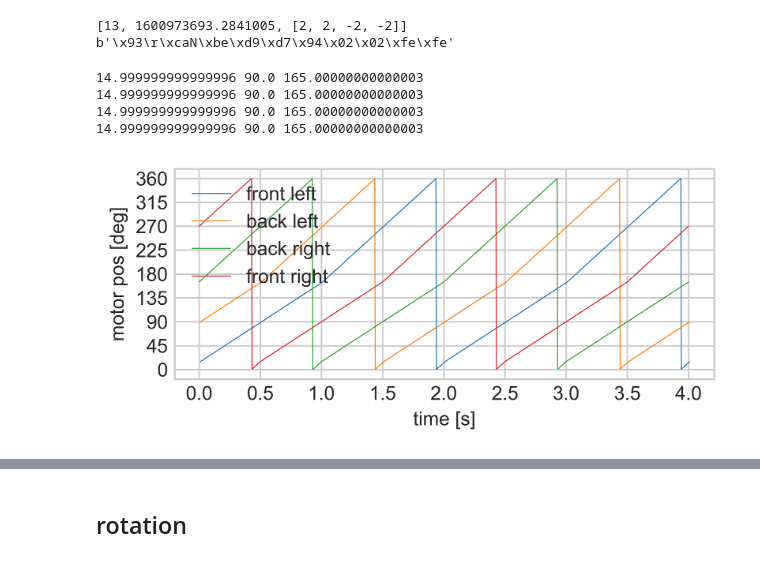
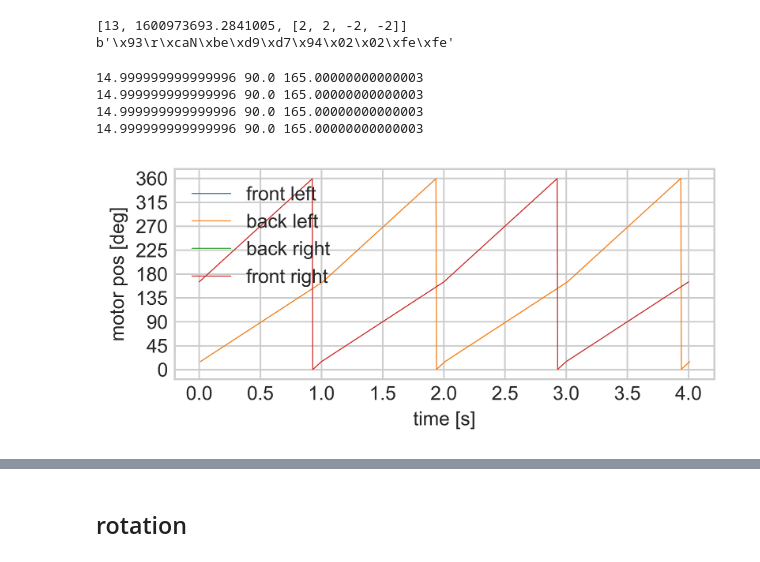
Before and after one commit to boxiXia/FlexipodFast, a Jupyter notebook: src/flexipod_control.ipynb, the cells around one changed output, grey strips where cells are left out. Cells and saved outputs as stored; diff of their text form; code cells hidden in the pictures.

```diff
--- a/src/flexipod_control.ipynb
+++ b/src/flexipod_control.ipynb
@@ -361,11 +361,11 @@ class WalkingTrot():
 #     WalkingTrot(0,p_stance_mid = 1./2.*np.pi), # back right
 #     WalkingTrot(0.5,p_stance_mid = 1./2.*np.pi)] # front right
 
-# gaits = [ # trotting gait #2 alternate gait
-#     WalkingTrot(0,p_stance_mid = 1./2.*np.pi,contact_angle = 150/180*PI),# front left
-#     WalkingTrot(0,p_stance_mid = 1./2.*np.pi,contact_angle = 150/180*PI), # back left
-#     WalkingTrot(0.5,p_stance_mid = 1./2.*np.pi,contact_angle = 150/180*PI), # back right
-#     WalkingTrot(0.5,p_stance_mid = 1./2.*np.pi,contact_angle = 150/180*PI)] # front right
+gaits = [ # trotting gait #2 alternate gait
+    WalkingTrot(0,p_stance_mid = 1./2.*np.pi,contact_angle = 150/180*PI),# front left
+    WalkingTrot(0,p_stance_mid = 1./2.*np.pi,contact_angle = 150/180*PI), # back left
+    WalkingTrot(0.5,p_stance_mid = 1./2.*np.pi,contact_angle = 150/180*PI), # back right
+    WalkingTrot(0.5,p_stance_mid = 1./2.*np.pi,contact_angle = 150/180*PI)] # front right
 
 
 # gaits = [ # bounding gait
@@ -375,13 +375,20 @@ class WalkingTrot():
 #     WalkingTrot(0,p_stance_mid = 1./2.*np.pi,contact_angle = 180/180*PI) # front right
 # ]
 
+# gaits = [ # bounding gait same phase
+#     WalkingTrot(0,p_stance_mid = 1./2.*np.pi,contact_angle = 180/180*PI),# front left
+#     WalkingTrot(0.2,p_stance_mid = 1./2.*np.pi,contact_angle = 180/180*PI), # back left
+#     WalkingTrot(0.2,p_stance_mid = 1./2.*np.pi,contact_angle = 180/180*PI), # back right
+#     WalkingTrot(0,p_stance_mid = 1./2.*np.pi,contact_angle = 180/180*PI) # front right
+# ]
 
-gaits = [ # crawl gait
-    WalkingTrot(0,p_stance_mid = 1./2.*np.pi,contact_angle = 150/180*PI,s = 0.8),# front left
-    WalkingTrot(0.25,p_stance_mid = 1./2.*np.pi,contact_angle = 150/180*PI,s = 0.8), # back left
-    WalkingTrot(0.5,p_stance_mid = 1./2.*np.pi,contact_angle = 150/180*PI,s = 0.8), # back right
-    WalkingTrot(0.75,p_stance_mid = 1./2.*np.pi,contact_angle = 150/180*PI,s = 0.8) # front right
-]
+
+# gaits = [ # crawl gait
+#     WalkingTrot(0,p_stance_mid = 1./2.*np.pi,contact_angle = 150/180*PI,s = 0.8),# front left
+#     WalkingTrot(0.25,p_stance_mid = 1./2.*np.pi,contact_angle = 150/180*PI,s = 0.8), # back left
+#     WalkingTrot(0.5,p_stance_mid = 1./2.*np.pi,contact_angle = 150/180*PI,s = 0.8), # back right
+#     WalkingTrot(0.75,p_stance_mid = 1./2.*np.pi,contact_angle = 150/180*PI,s = 0.8) # front right
+# ]
 
 # gaits = [ # crawl gait #2
 #     WalkingTrot(0,p_stance_mid = 1./2.*np.pi,contact_angle = 120/180*PI),# front left
@@ -404,34 +411,34 @@ angle2 = np.array([gaits[1].GetPos(t,w,s) for t,w,s in zip(t_arr,w_arr,s_arr)])
 angle3 = np.array([gaits[2].GetPos(t,w,s) for t,w,s in zip(t_arr,w_arr,s_arr)])
 angle4 = np.array([gaits[3].GetPos(t,w,s) for t,w,s in zip(t_arr,w_arr,s_arr)])
 
 # angle3 = 2*np.pi-angle1
 # angle4 = 2*np.pi-angle2
 # motor_pos = np.stack((angle1,angle2,angle3,angle4),axis=1)
 
 # vel1 = np.array([trot.GetVel(phase) for phase in t_arr])
 # vel2 = np.array([trot.GetVel(phase+0.5) for phase in t_arr])
 # vel3= -vel1
 # vel4= -vel2
 # motor_vel = np.stack((vel1,vel2,vel3,vel4),axis=1)
 
 plt.figure(figsize=(5,2),dpi=400)
 plt.plot(t_arr+0.01,np.rad2deg(angle1),',-',markersize=0.5,linewidth=0.5,alpha=1.0,label='front left')
 plt.plot(t_arr+0.01,np.rad2deg(angle2),',-',markersize=0.5,linewidth=0.5,alpha=1.0,label='back left')
 plt.plot(t_arr,np.rad2deg(angle3),',-',markersize=0.5,linewidth=0.5,alpha=1.0,label='back right')
 plt.plot(t_arr,np.rad2deg(angle4),',-',markersize=0.5,linewidth=0.5,alpha=1.0,label='front right')
 
 plt.yticks(np.arange(0, 360+45, 45))
 
 plt.ylabel("motor pos [deg]")
 plt.xlabel("time [s]")
 plt.legend()
 plt.show()
 # %% [output]
 14.999999999999996 90.0 165.00000000000003
 14.999999999999996 90.0 165.00000000000003
 14.999999999999996 90.0 165.00000000000003
 14.999999999999996 90.0 165.00000000000003
-[figure, old version]
+[figure, new version]
 # %%
 update_interval = 1/400 - 1e-5
 
```
Also changed, not shown: parts of 2 cells of this notebook, 3 other files.
